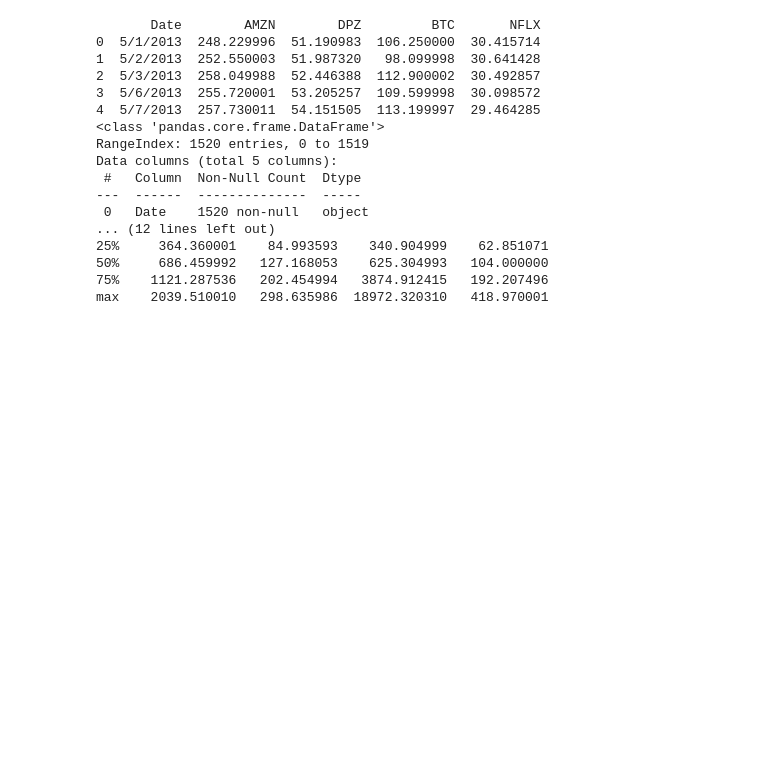
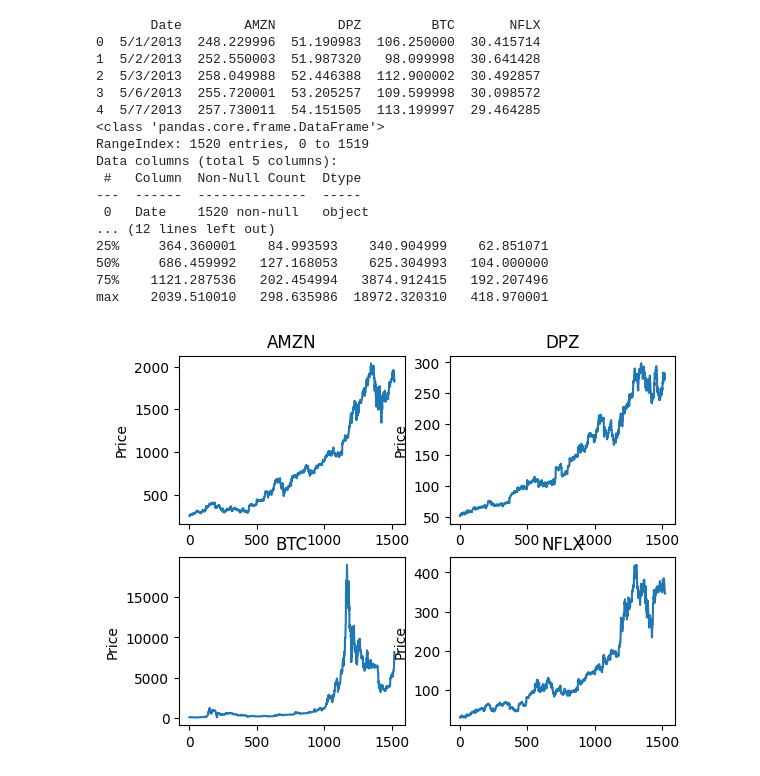
Before and after one commit to fullstackengineer777/Stock_Price_Analysis_Prediction_Using_LSTM, a Jupyter notebook: stock_price.ipynb, the cells around one changed output. Cells and saved outputs as stored; diff of their text form; code cells hidden in the pictures; blank space fills up the shorter version.

```diff
--- a/stock_price.ipynb
+++ b/stock_price.ipynb
@@ -65,3 +26,16 @@ Data columns (total 5 columns):
 50%     686.459992   127.168053    625.304993   104.000000
 75%    1121.287536   202.454994   3874.912415   192.207496
 max    2039.510010   298.635986  18972.320310   418.970001
+# %%
+#  change in price of the stock overtime
+stock_list = ["AMZN", "DPZ", "BTC", "NFLX"]
+color_list = ["gold", "red", "skyblue", "green"]
+for i, stock in enumerate(stock_list, 1):
+    plt.subplot(2,2,i)
+    stock_data[stock].plot()
+    # plt.plot(stock_data["Date"], stock_data[stock], color_list[i-1])
+    # plt.xlabel("Date")
+    plt.ylabel("Price")
+    plt.title(stock)
+# %% [output]
+[figure, added]
```
Also changed, not shown: parts of 5 cells of this notebook.
